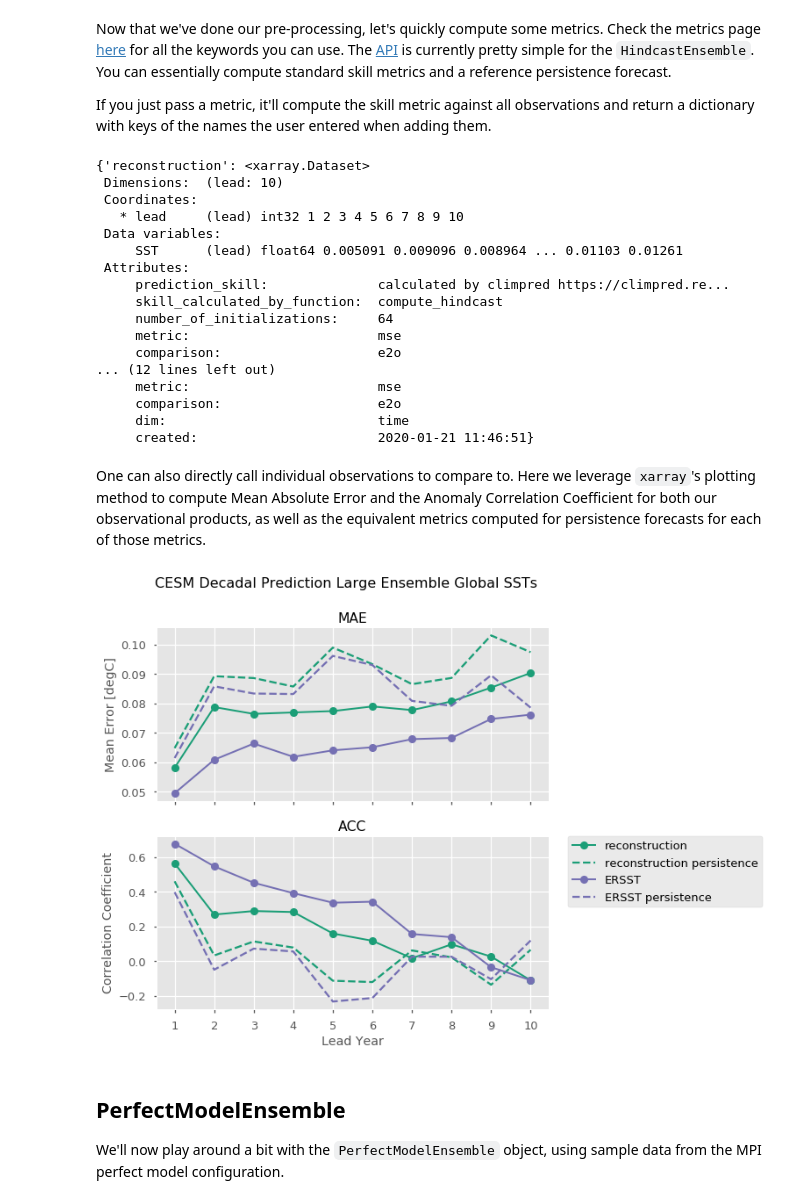
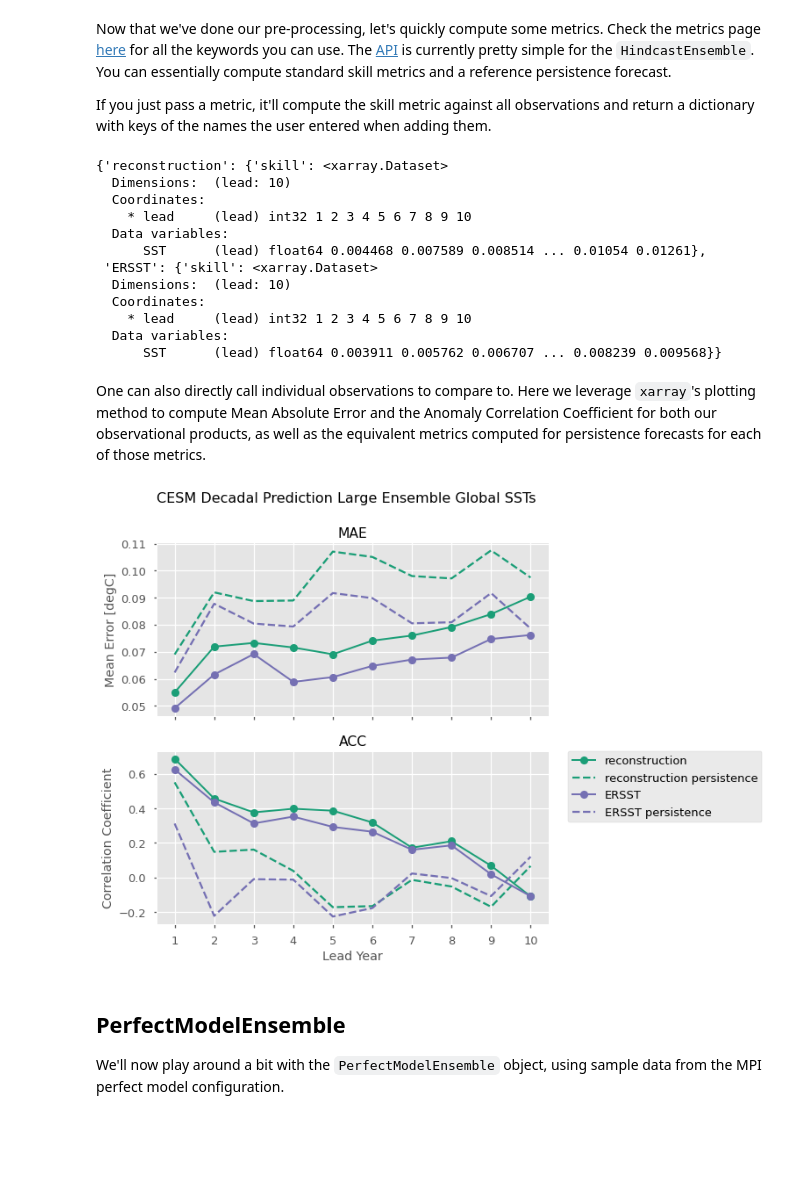
Before and after one commit to pangeo-data/climpred, a Jupyter notebook: docs/source/prediction-ensemble-object.ipynb, the cells around one changed output. Saved outputs shown, nothing was run; the diff lists cells and outputs as text; code cells hidden in the pictures; blank space fills up the shorter version.

```diff
--- a/docs/source/prediction-ensemble-object.ipynb
+++ b/docs/source/prediction-ensemble-object.ipynb
@@ -15,5 +16,3 @@ from climpred import HindcastEnsemble
 import climpred
 # %% [markdown]
 We can pull in some sample data that is packaged with `climpred`.
-# %%
-climpred.tutorial.load_dataset()
@@ -131,23 +132,18 @@ If you just pass a metric, it'll compute the skill metric against all observatio
 # %%
 hindcast.verify(metric='mse')
 # %% [output]
-{'reconstruction': <xarray.Dataset>
- Dimensions:  (lead: 10)
- Coordinates:
-   * lead     (lead) int32 1 2 3 4 5 6 7 8 9 10
- Data variables:
-     SST      (lead) float64 0.005091 0.009096 0.008964 ... 0.01103 0.01261
- Attributes:
-     prediction_skill:              calculated by climpred https://climpred.re...
-     skill_calculated_by_function:  compute_hindcast
-     number_of_initializations:     64
-     metric:                        mse
-     comparison:                    e2o
-... (12 lines left out)
-     metric:                        mse
-     comparison:                    e2o
-     dim:                           time
-     created:                       2020-01-21 11:46:51}
+{'reconstruction': {'skill': <xarray.Dataset>
+  Dimensions:  (lead: 10)
+  Coordinates:
+    * lead     (lead) int32 1 2 3 4 5 6 7 8 9 10
+  Data variables:
+      SST      (lead) float64 0.004468 0.007589 0.008514 ... 0.01054 0.01261},
+ 'ERSST': {'skill': <xarray.Dataset>
+  Dimensions:  (lead: 10)
+  Coordinates:
+    * lead     (lead) int32 1 2 3 4 5 6 7 8 9 10
+  Data variables:
+      SST      (lead) float64 0.003911 0.005762 0.006707 ... 0.008239 0.009568}}
 # %% [markdown]
 One can also directly call individual observations to compare to. Here we leverage `xarray`'s plotting method to compute Mean Absolute Error and the Anomaly Correlation Coefficient for both our observational products, as well as the equivalent metrics computed for persistence forecasts for each of those metrics.
 # %%
@@ -157,43 +153,44 @@ plt.style.use('ggplot')
 plt.style.use('seaborn-talk')
 
 RECON_COLOR = '#1b9e77'
 OBS_COLOR = '#7570b3'
 
 f, axs = plt.subplots(nrows=2, figsize=(8, 8), sharex=True)
 
 for ax, metric in zip(axs.ravel(), ['mae', 'acc']):
     handles = []
     for product, color in zip(['reconstruction', 'ERSST'], [RECON_COLOR, OBS_COLOR]):
-        p1, = hindcast.verify(product, metric=metric).SST.plot(ax=ax,
-                                                               marker='o',
-                                                               color=color,
-                                                               label=product,
-                                                               linewidth=2)
-        p2, = hindcast.compute_persistence(product, metric=metric).SST.plot(ax=ax,
-                                                                      color=color,
-                                                                      linestyle='--',
-                                                                      label=product + ' persistence')
+        result = hindcast.verify(product, metric=metric, reference='persistence')
+        p1, = result['skill'].SST.plot(ax=ax,
+                                       marker='o',
+                                       color=color,
+                                       label=product,
+                                       linewidth=2)
+        p2, = result['persistence'].SST.plot(ax=ax,
+                                             color=color,
+                                             linestyle='--',
+                                             label=product + ' persistence')
         handles.append(p1)
         handles.append(p2)
     ax.set_title(metric.upper())
 
 
 axs[0].set_ylabel('Mean Error [degC]')
 axs[1].set_ylabel('Correlation Coefficient')
 axs[0].set_xlabel('')
 axs[1].set_xlabel('Lead Year')
 axs[1].set_xticks(np.arange(10)+1)
 
 # matplotlib/xarray returning weirdness for the legend handles.
 handles = [i.get_label() for i in handles]
 
 # a little trick to put the legend on the outside.
 plt.legend(handles, bbox_to_anchor=(1.05, 1), loc=2, borderaxespad=0.0)
 
 plt.suptitle('CESM Decadal Prediction Large Ensemble Global SSTs', fontsize=16)
 plt.show()
 # %% [output]
-[figure, old version]
+[figure, new version]
 # %% [markdown]
 ## PerfectModelEnsemble
 
```
Also changed, not shown: parts of 6 cells of this notebook.
